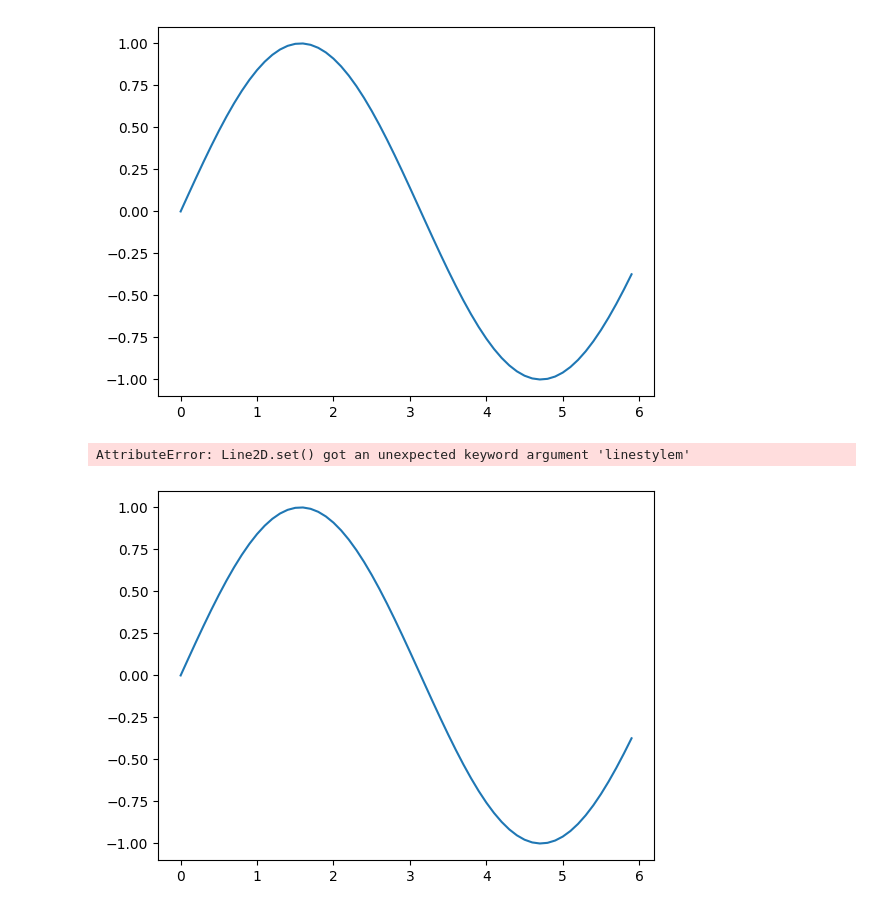
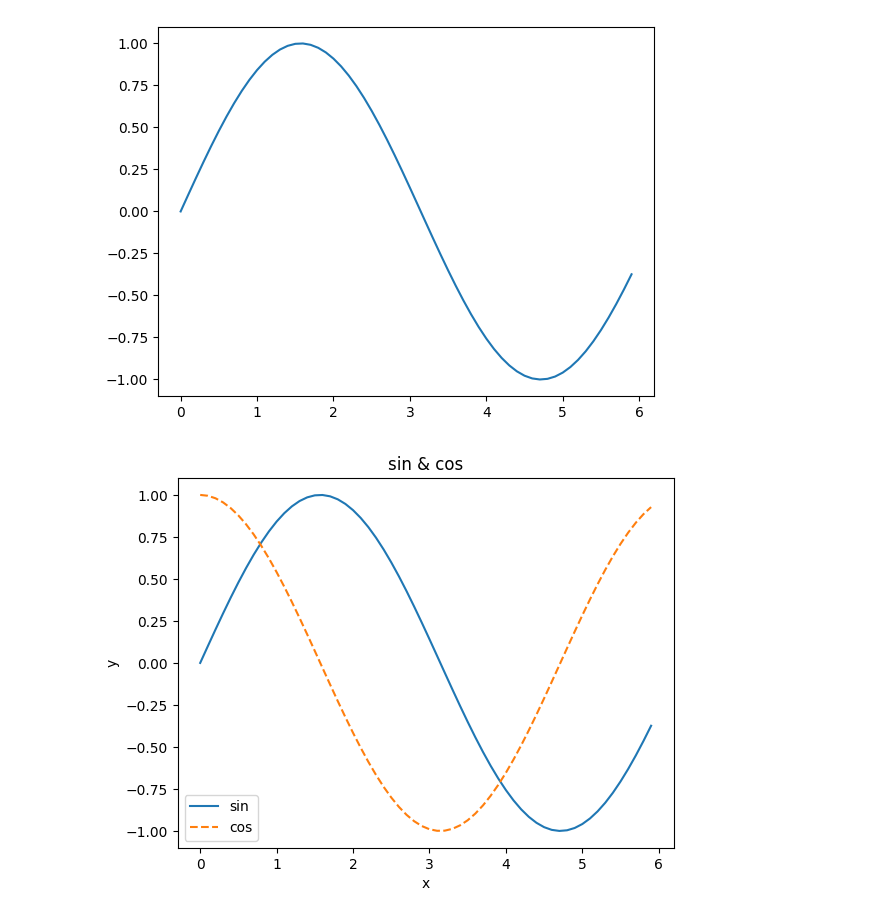
Before and after one commit to PPPP98/DeepLearning, a Jupyter notebook: chp_01/basic.ipynb, the cells around one changed output. Drawn from its saved outputs; the diff is of its cells as text; code cells hidden in the pictures.

```diff
--- a/chp_01/basic.ipynb
+++ b/chp_01/basic.ipynb
@@ -13,16 +13,15 @@ plt.show
 # %%
 y1 = np.sin(x)
 y2 = np.cos(x)
 
 # draw
 
 plt.plot(x, y1, label="sin")
-plt.plot(x, y2, linestylem="--", label="cos")
+plt.plot(x, y2, linestyle="--", label="cos")
 plt.xlabel("x")
 plt.ylabel("y")
 plt.title("sin & cos")
-# plt.legend()
+plt.legend()
 plt.show()
 # %% [output]
-AttributeError: Line2D.set() got an unexpected keyword argument 'linestylem'
-[figure, old version]
+[figure, new version]
```
Also changed, not shown: parts of 1 cell of this notebook.
